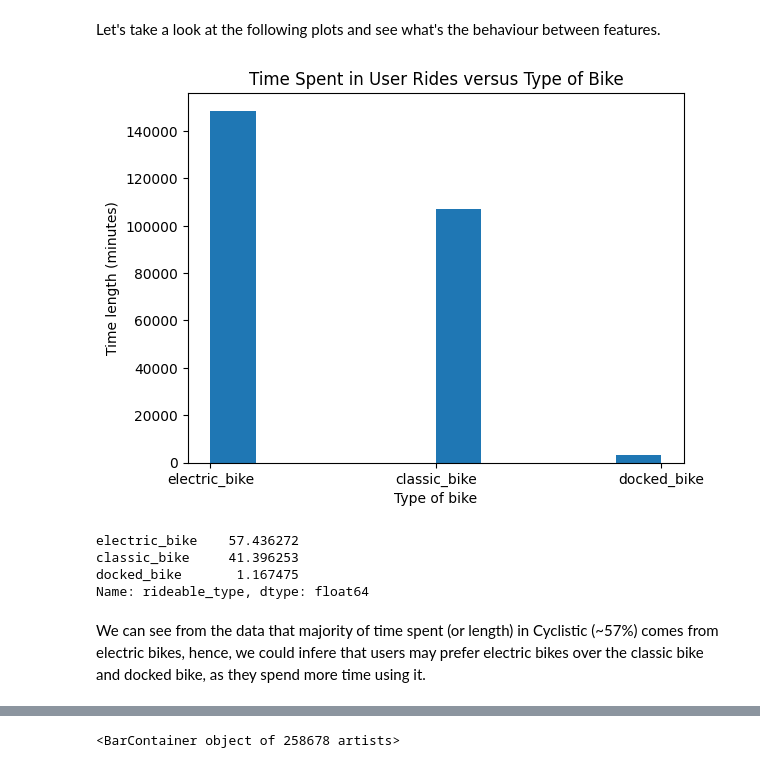
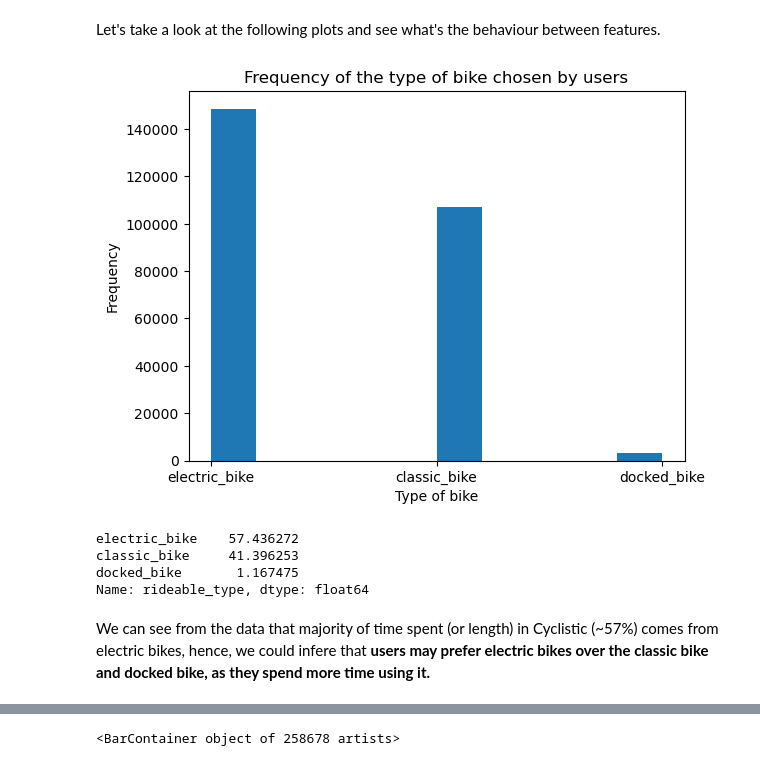
Before and after one commit to Lau397/Case_Study_Bike-Share, a Jupyter notebook: DA_Cyclistic.ipynb, the cells around one changed output, grey strips where cells are left out. Cells and saved outputs as stored; diff of their text form; code cells hidden in the pictures.

Commit message:
Added more graphs to the data analysis

```diff
--- a/DA_Cyclistic.ipynb
+++ b/DA_Cyclistic.ipynb
@@ -268,6 +269,9 @@ df_bikes["distance (km)"] = pd.DataFrame(distance)
 # Removing the 'km' unit word (strings) in the distance list:
 df_bikes["distance (km)"] = pd.to_numeric(df_bikes["distance (km)"].astype(str).str.replace(" km", ''))
 # An alternative: df['col'] = pd.to_numeric(df['col'].astype(str).str[:-1], errors='coerce')
+# %%
+# Now that we have the distance we can drop the longitude and latitude columns:
+df_bikes.drop(columns = ["start_lat", "start_lng", "end_lat", "end_lng"], inplace=True)
 # %%
 # Double checking data types to make sure that makes sense
 df_bikes.dtypes
@@ -351,12 +345,12 @@ df_bikes.head()
 Let's take a look at the following plots and see what's the behaviour between features.
 # %%
 plt.hist(df_bikes["rideable_type"])
-plt.title("Time Spent in User Rides versus Type of Bike")
+plt.title("Frequency of the type of bike chosen by users")
 plt.xlabel("Type of bike")
-plt.ylabel("Time length (minutes)")
+plt.ylabel("Frequency")
 plt.show()
 # %% [output]
-[figure, old version]
+[figure, new version]
 # %%
 (df_bikes["rideable_type"].value_counts()/df_bikes["rideable_type"].value_counts().sum())*100
 # %% [output]
@@ -365,4 +359,4 @@ classic_bike     41.396253
 docked_bike       1.167475
 Name: rideable_type, dtype: float64
 # %% [markdown]
-We can see from the data that majority of time spent (or length) in Cyclistic (~57%) comes from electric bikes, hence, we could infere that users may prefer electric bikes over the classic bike and docked bike, as they spend more time using it.
+We can see from the data that majority of time spent (or length) in Cyclistic (~57%) comes from electric bikes, hence, we could infere that **users may prefer electric bikes over the classic bike and docked bike, as they spend more time using it.**
```
Also changed, not shown: parts of 27 cells of this notebook.
